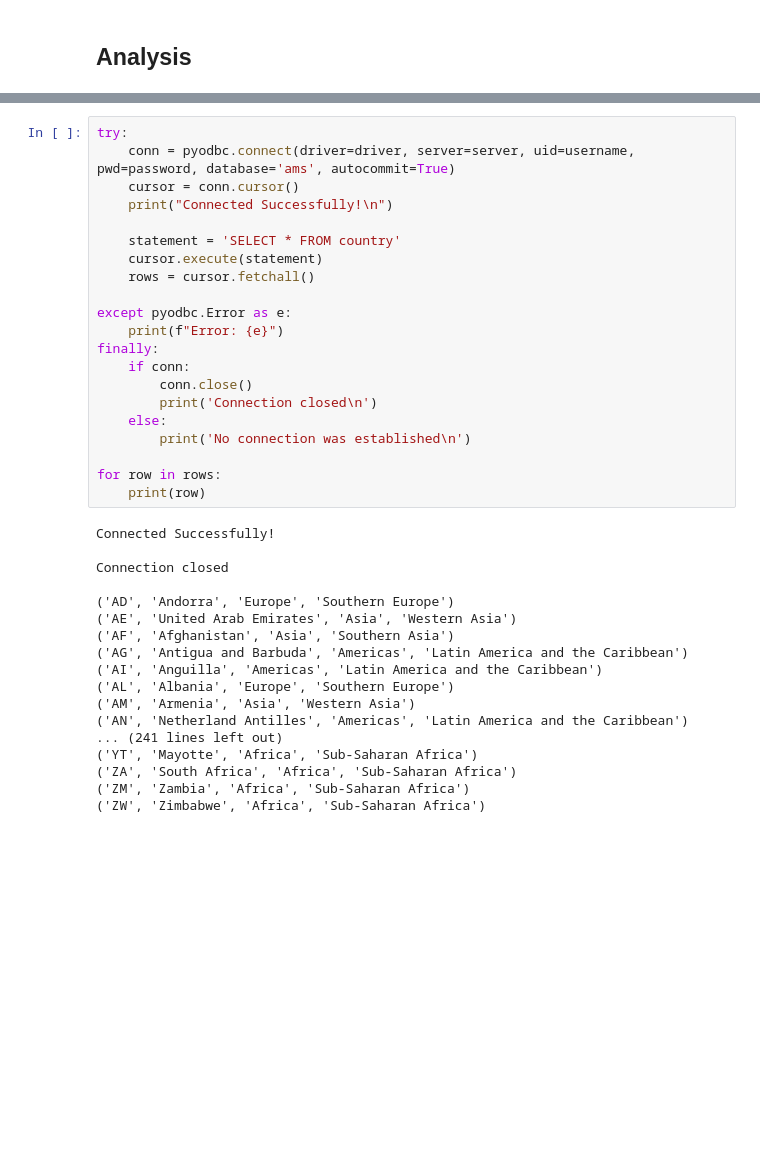
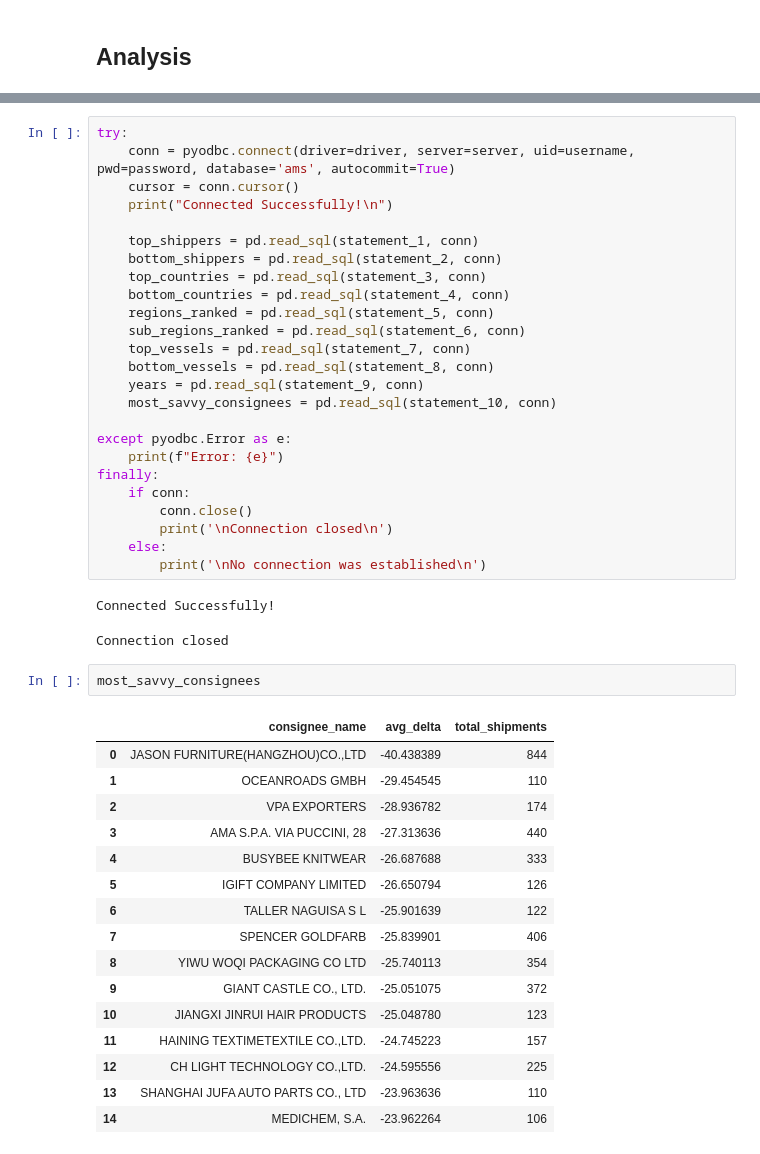
Before and after one commit to jessejputnam/project01, a Jupyter notebook: final.ipynb, the cells around one changed output, grey strips where cells are left out. Drawn from its saved outputs; the diff is of its cells as text; blank space fills up the shorter version.

```diff
--- a/final.ipynb
+++ b/final.ipynb
@@ -367,36 +611,44 @@ try:
     cursor = conn.cursor()
     print("Connected Successfully!\n")
 
-    statement = 'SELECT * FROM country'
-    cursor.execute(statement)
-    rows = cursor.fetchall()
+    top_shippers = pd.read_sql(statement_1, conn)
+    bottom_shippers = pd.read_sql(statement_2, conn)
+    top_countries = pd.read_sql(statement_3, conn)
+    bottom_countries = pd.read_sql(statement_4, conn)
+    regions_ranked = pd.read_sql(statement_5, conn)
+    sub_regions_ranked = pd.read_sql(statement_6, conn)
+    top_vessels = pd.read_sql(statement_7, conn)
+    bottom_vessels = pd.read_sql(statement_8, conn)
+    years = pd.read_sql(statement_9, conn)
+    most_savvy_consignees = pd.read_sql(statement_10, conn)
 
 except pyodbc.Error as e:
     print(f"Error: {e}")
 finally:
     if conn:
         conn.close()
-        print('Connection closed\n')
+        print('\nConnection closed\n')
     else:
-        print('No connection was established\n')
-
-for row in rows:
-    print(row)
+        print('\nNo connection was established\n')
 # %% [output]
 Connected Successfully!
-
-Connection closed
-
-('AD', 'Andorra', 'Europe', 'Southern Europe')
-('AE', 'United Arab Emirates', 'Asia', 'Western Asia')
-('AF', 'Afghanistan', 'Asia', 'Southern Asia')
-('AG', 'Antigua and Barbuda', 'Americas', 'Latin America and the Caribbean')
-('AI', 'Anguilla', 'Americas', 'Latin America and the Caribbean')
-('AL', 'Albania', 'Europe', 'Southern Europe')
-('AM', 'Armenia', 'Asia', 'Western Asia')
-('AN', 'Netherland Antilles', 'Americas', 'Latin America and the Caribbean')
-... (241 lines left out)
-('YT', 'Mayotte', 'Africa', 'Sub-Saharan Africa')
-('ZA', 'South Africa', 'Africa', 'Sub-Saharan Africa')
-('ZM', 'Zambia', 'Africa', 'Sub-Saharan Africa')
-('ZW', 'Zimbabwe', 'Africa', 'Sub-Saharan Africa')
+Connection closed
+# %%
+most_savvy_consignees
+# %% [output]
+|  | consignee_name | avg_delta | total_shipments |
+| 0 | JASON FURNITURE(HANGZHOU)CO.,LTD | -40.438389 | 844 |
+| 1 | OCEANROADS GMBH | -29.454545 | 110 |
+| 2 | VPA EXPORTERS | -28.936782 | 174 |
+| 3 | AMA S.P.A. VIA PUCCINI, 28 | -27.313636 | 440 |
+| 4 | BUSYBEE KNITWEAR | -26.687688 | 333 |
+| 5 | IGIFT COMPANY LIMITED | -26.650794 | 126 |
+| 6 | TALLER NAGUISA S L | -25.901639 | 122 |
+| 7 | SPENCER GOLDFARB | -25.839901 | 406 |
+| 8 | YIWU WOQI PACKAGING CO LTD | -25.740113 | 354 |
+| 9 | GIANT CASTLE CO., LTD. | -25.051075 | 372 |
+| 10 | JIANGXI JINRUI HAIR PRODUCTS | -25.048780 | 123 |
+| 11 | HAINING TEXTIMETEXTILE CO.,LTD. | -24.745223 | 157 |
+| 12 | CH LIGHT TECHNOLOGY CO.,LTD. | -24.595556 | 225 |
+| 13 | SHANGHAI JUFA AUTO PARTS CO., LTD | -23.963636 | 110 |
+| 14 | MEDICHEM, S.A. | -23.962264 | 106 |
```
Also changed, not shown: parts of 9 cells of this notebook.
